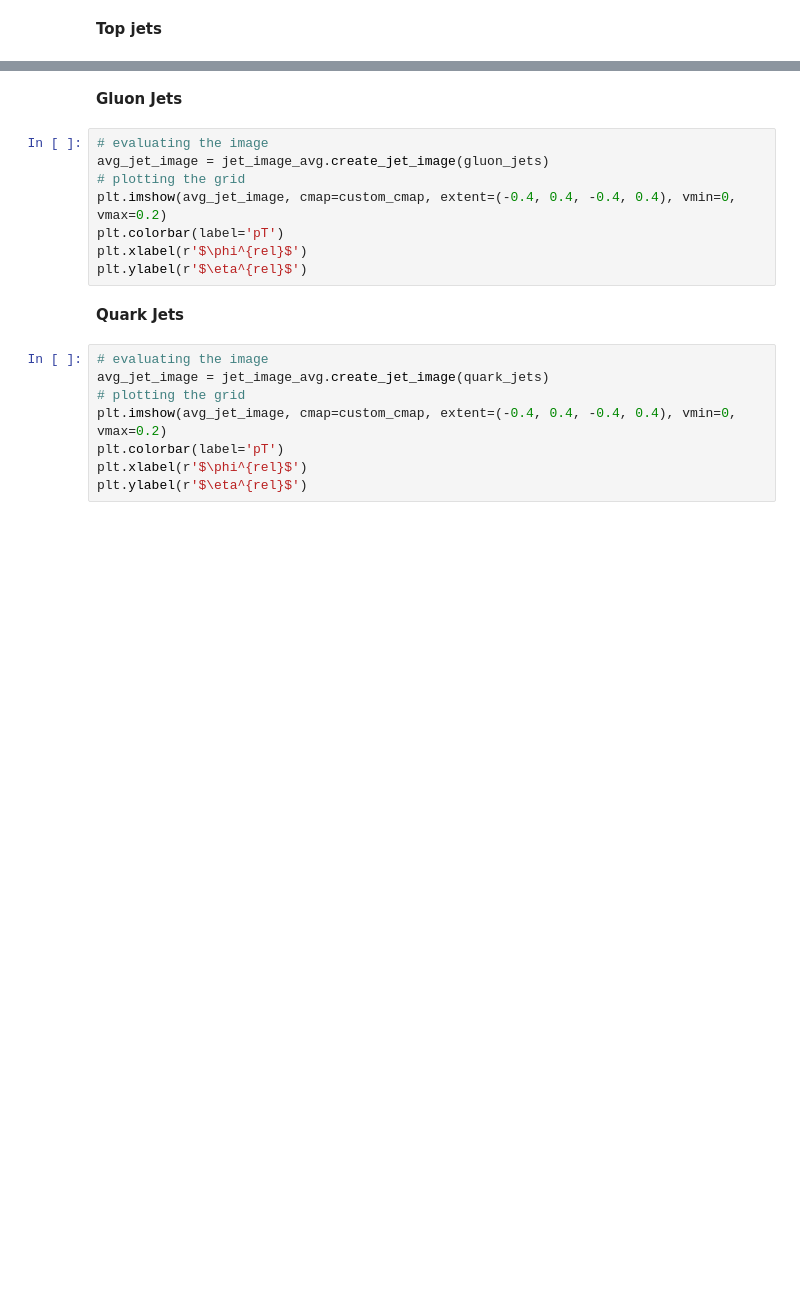
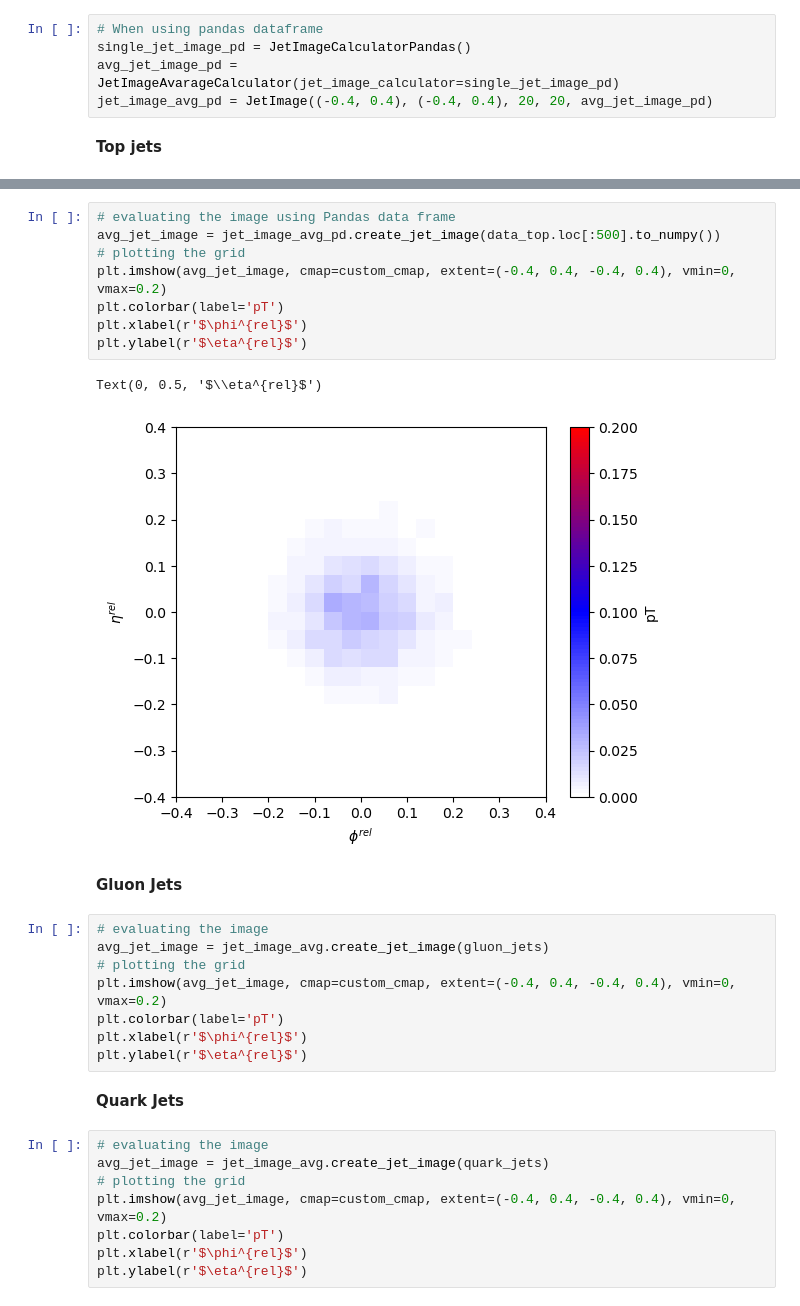
Before and after one commit to mathmartines/JetTagging, a Jupyter notebook: DataExploration/Matheus.ipynb, the cells around one changed output, grey strips where cells are left out. Cells and saved outputs as stored; diff of their text form; blank space fills up the shorter version.

Commit message:
Updates on data exploration

```diff
--- a/DataExploration/Matheus.ipynb
+++ b/DataExploration/Matheus.ipynb
@@ -48,6 +55,11 @@ Text(0, 0.5, '$\\eta^{rel}$')
 single_jet_image = JetImageCalculator()
 avg_jet_image = JetImageAvarageCalculator(jet_image_calculator=single_jet_image)
 jet_image_avg = JetImage((-0.4, 0.4), (-0.4, 0.4), 20, 20, avg_jet_image)
+# %%
+# When using pandas dataframe
+single_jet_image_pd = JetImageCalculatorPandas()
+avg_jet_image_pd = JetImageAvarageCalculator(jet_image_calculator=single_jet_image_pd)
+jet_image_avg_pd = JetImage((-0.4, 0.4), (-0.4, 0.4), 20, 20, avg_jet_image_pd)
 # %% [markdown]
 ****Top jets****
 # %%
@@ -61,3 +76,14 @@ plt.ylabel(r'$\eta^{rel}$')
+# %%
+# evaluating the image using Pandas data frame
+avg_jet_image = jet_image_avg_pd.create_jet_image(data_top.loc[:500].to_numpy())
+# plotting the grid
+plt.imshow(avg_jet_image, cmap=custom_cmap, extent=(-0.4, 0.4, -0.4, 0.4), vmin=0, vmax=0.2)
+plt.colorbar(label='pT')
+plt.xlabel(r'$\phi^{rel}$')
+plt.ylabel(r'$\eta^{rel}$')
+# %% [output]
+Text(0, 0.5, '$\\eta^{rel}$')
+[figure, added]
 # %% [markdown]
 ****Gluon Jets****
 # %%
```
Also changed, not shown: parts of 10 cells of this notebook, 1 other file.
